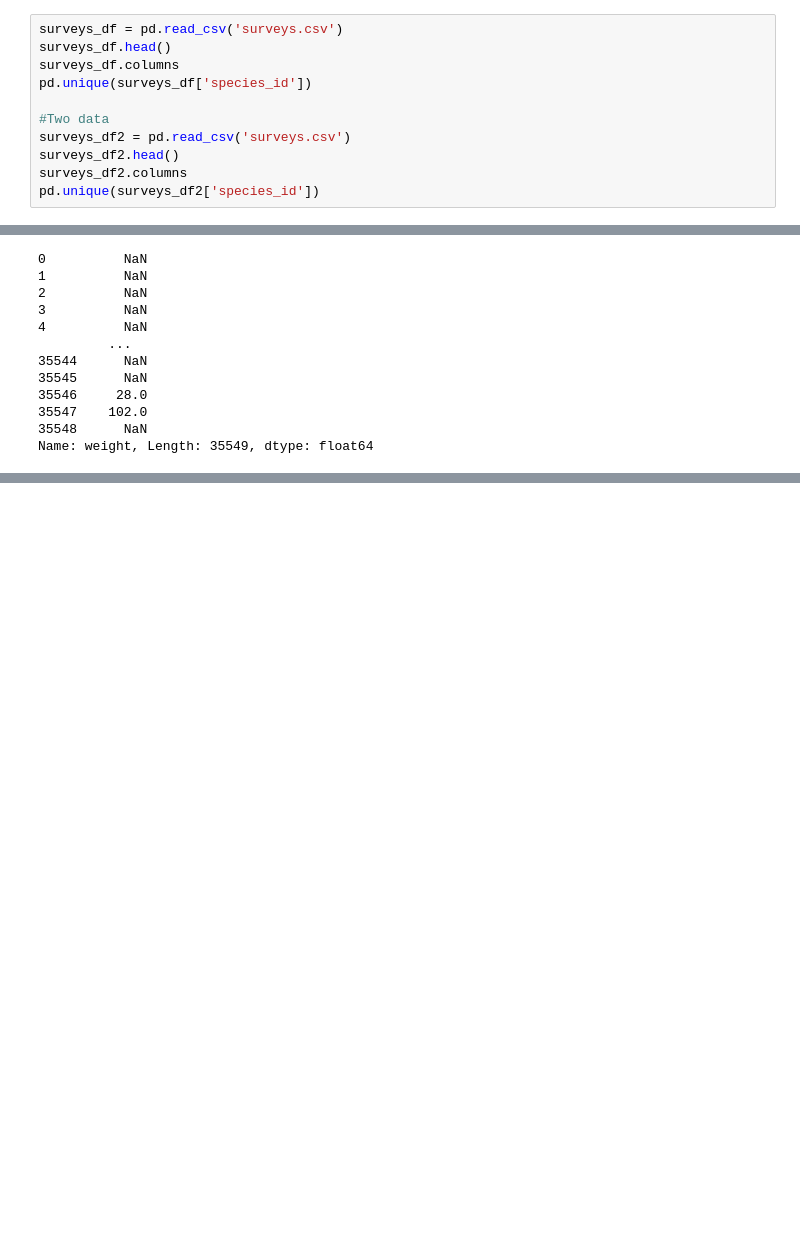
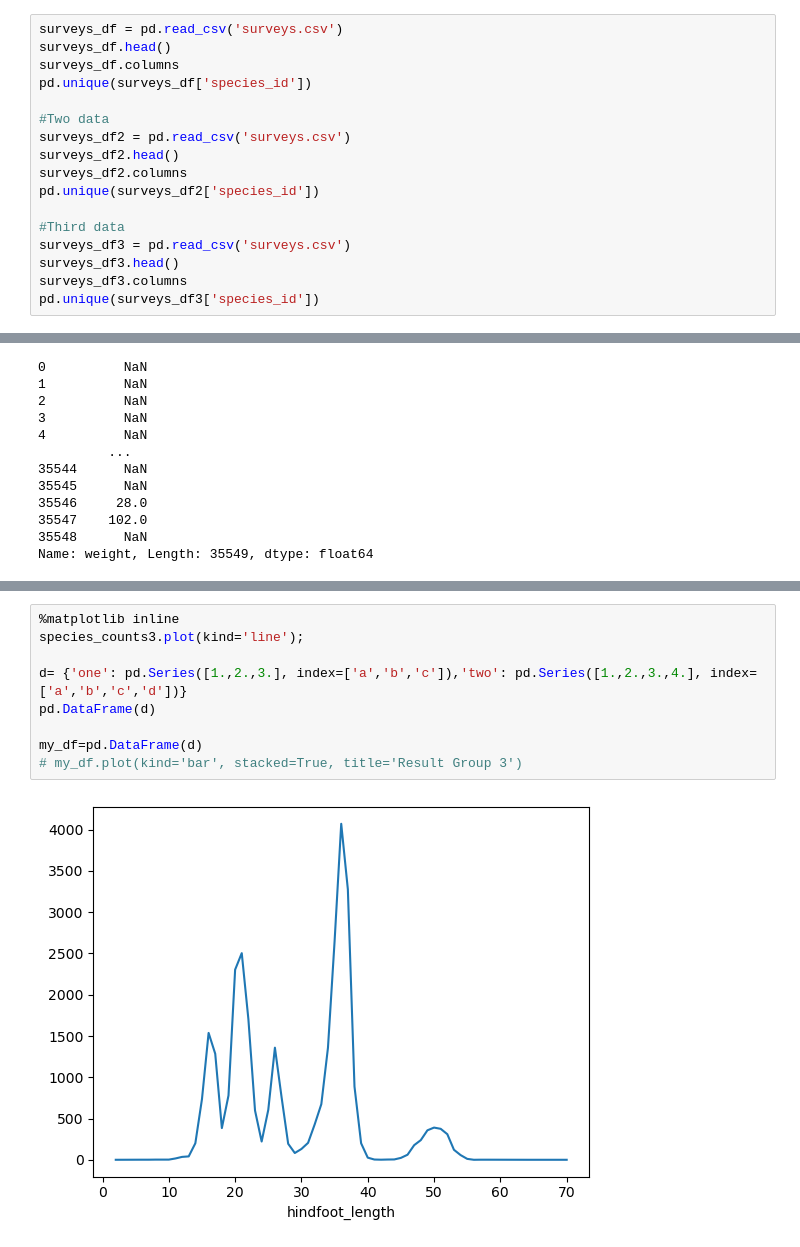
Before and after one commit to MarcoVilera/evaluacion4_calcnum, a Jupyter notebook: notebook.ipynb, the cells around one changed output, grey strips where cells are left out. Drawn from its saved outputs; the diff is of its cells as text; blank space fills up the shorter version.

```diff
--- a/notebook.ipynb
+++ b/notebook.ipynb
@@ -12,6 +12,12 @@ surveys_df2 = pd.read_csv('surveys.csv')
 surveys_df2.head()
 surveys_df2.columns
 pd.unique(surveys_df2['species_id'])
+
+#Third data
+surveys_df3 = pd.read_csv('surveys.csv')
+surveys_df3.head()
+surveys_df3.columns
+pd.unique(surveys_df3['species_id'])
 # %% [output]
 array(['NL', 'DM', 'PF', 'PE', 'DS', 'PP', 'SH', 'OT', 'DO', 'OX', 'SS',
        'OL', 'RM', nan, 'SA', 'PM', 'AH', 'DX', 'AB', 'CB', 'CM', 'CQ',
@@ -103,0 +183,11 @@ my_df.plot(kind='bar', stacked=True, title='Results')
+# %%
+%matplotlib inline
+species_counts3.plot(kind='line');
+
+d= {'one': pd.Series([1.,2.,3.], index=['a','b','c']),'two': pd.Series([1.,2.,3.,4.], index=['a','b','c','d'])}
+pd.DataFrame(d)
+
+my_df=pd.DataFrame(d)
+# my_df.plot(kind='bar', stacked=True, title='Result Group 3')
+# %% [output]
+[figure, added]
```
Also changed, not shown: parts of 7 cells of this notebook.
